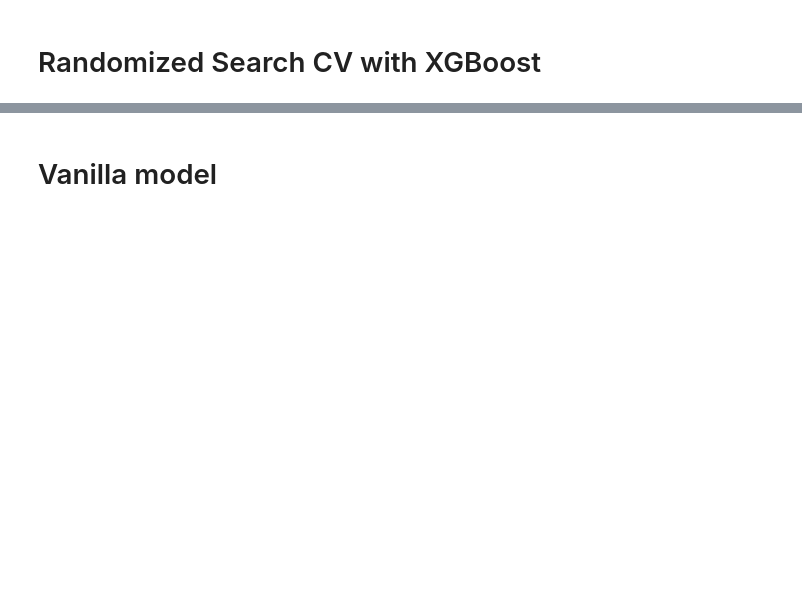
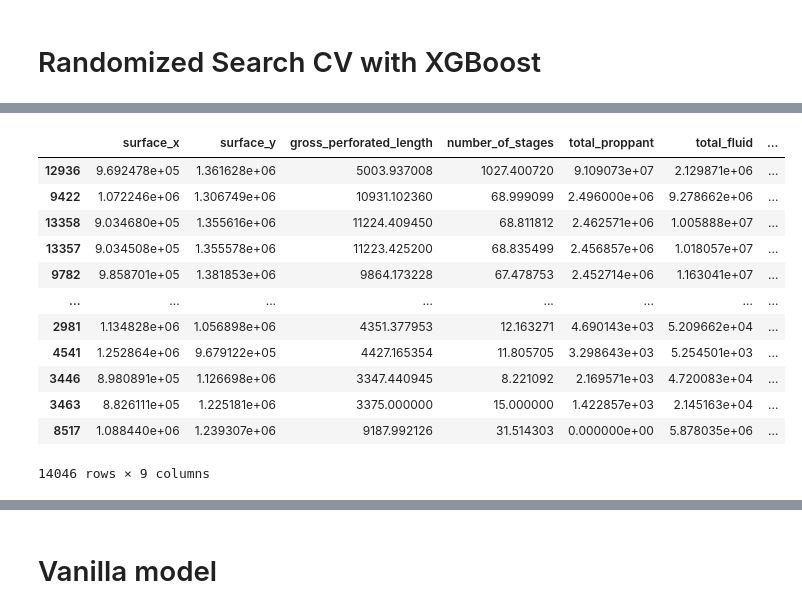
Before and after one commit to nzilberstein/rice-datathon-2024, a Jupyter notebook: 03-modeling-jsh.ipynb, the cells around one changed output, grey strips where cells are left out. Saved outputs shown, nothing was run; the diff lists cells and outputs as text; code cells hidden in the pictures; blank space fills up the shorter version.

```diff
--- a/03-modeling-jsh.ipynb
+++ b/03-modeling-jsh.ipynb
@@ -81,3 +10,10 @@ import xgboost as xgb
 from sklearn.model_selection import RandomizedSearchCV
 from sklearn.model_selection import train_test_split
 from sklearn.metrics import mean_squared_error, mean_absolute_error, mean_absolute_percentage_error
+# %%
+import utils
+
+# preprocessed = pd.read_csv("data/preprocessed.csv")
+# traindata = utils.preprocess_modeling_data(preprocessed, ohe=False, mean_imputation=True)
+traindata = pd.read_csv("data/final.csv")
+traindata.info()
@@ -84 +49,18 @@ from sklearn.metrics import mean_squared_error, mean_absolute_error, mean_absolu
+# %%
+pd.set_option("display.max_columns", None)
+traindata.sort_values(by="total_proppant",ascending=False)
+# %% [output]
+|  | surface_x | surface_y | gross_perforated_length | number_of_stages | total_proppant | total_fluid | ... |
+| 12936 | 9.692478e+05 | 1.361628e+06 | 5003.937008 | 1027.400720 | 9.109073e+07 | 2.129871e+06 | ... |
+| 9422 | 1.072246e+06 | 1.306749e+06 | 10931.102360 | 68.999099 | 2.496000e+06 | 9.278662e+06 | ... |
+| 13358 | 9.034680e+05 | 1.355616e+06 | 11224.409450 | 68.811812 | 2.462571e+06 | 1.005888e+07 | ... |
+| 13357 | 9.034508e+05 | 1.355578e+06 | 11223.425200 | 68.835499 | 2.456857e+06 | 1.018057e+07 | ... |
+| 9782 | 9.858701e+05 | 1.381853e+06 | 9864.173228 | 67.478753 | 2.452714e+06 | 1.163041e+07 | ... |
+| ... | ... | ... | ... | ... | ... | ... | ... |
+| 2981 | 1.134828e+06 | 1.056898e+06 | 4351.377953 | 12.163271 | 4.690143e+03 | 5.209662e+04 | ... |
+| 4541 | 1.252864e+06 | 9.679122e+05 | 4427.165354 | 11.805705 | 3.298643e+03 | 5.254501e+03 | ... |
+| 3446 | 8.980891e+05 | 1.126698e+06 | 3347.440945 | 8.221092 | 2.169571e+03 | 4.720083e+04 | ... |
+| 3463 | 8.826111e+05 | 1.225181e+06 | 3375.000000 | 15.000000 | 1.422857e+03 | 2.145163e+04 | ... |
+| 8517 | 1.088440e+06 | 1.239307e+06 | 9187.992126 | 31.514303 | 0.000000e+00 | 5.878035e+06 | ... |
+14046 rows × 9 columns
 # %%
```
Also changed, not shown: parts of 30 cells of this notebook, 6 other files.
